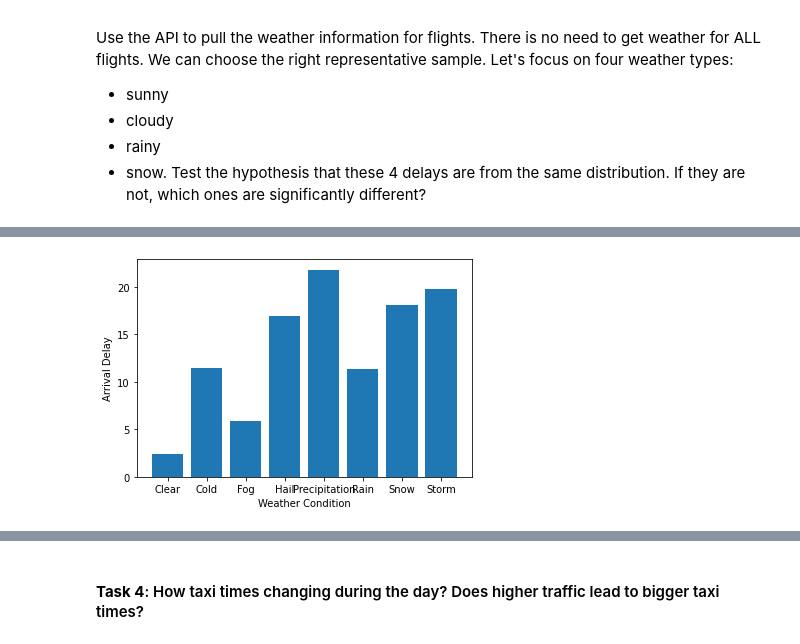
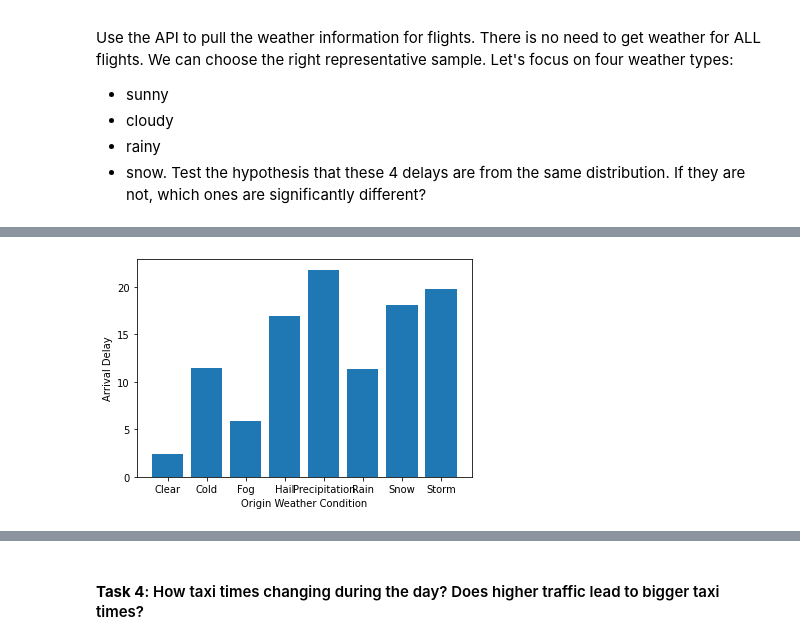
Before and after one commit to bernpb/Flight_Delay_Prediction, a Jupyter notebook: nguyen_exploratory_analysis.ipynb, the cells around one changed output, grey strips where cells are left out. Cells and saved outputs as stored; diff of their text form; code cells hidden in the pictures.

```diff
--- a/nguyen_exploratory_analysis.ipynb
+++ b/nguyen_exploratory_analysis.ipynb
@@ -65,6 +75,6 @@ df_flights_weather = pd.read_csv('data/flights_weather.csv')
 # %%
-weather = df_flights_weather[['fl_date','mkt_unique_carrier','mkt_carrier_fl_num','dep_delay','arr_delay','weather_condition']]
+weather = df_flights_weather[['fl_date','mkt_unique_carrier','mkt_carrier_fl_num','dep_delay','arr_delay','origin_weather_condition','dest_weather_condition']]
 # %%
-df_weather_vs_delay = weather[['weather_condition','arr_delay']].groupby('weather_condition').mean().reset_index()
-df_weather_vs_delay
+df_origin_weather_vs_delay = weather[['origin_weather_condition','arr_delay']].groupby('origin_weather_condition').mean().reset_index()
+df_origin_weather_vs_delay.sort_values(['arr_delay'],ascending=False)
 # %% [output]
@@ -80,7 +103,7 @@ df_weather_vs_delay
 # %%
-plt.bar(x = df_weather_vs_delay['weather_condition'],height=df_weather_vs_delay['arr_delay'])
+plt.bar(x = df_origin_weather_vs_delay['origin_weather_condition'],height=df_weather_vs_delay['arr_delay'])
 plt.ylabel('Arrival Delay')
-plt.xlabel('Weather Condition')
+plt.xlabel('Origin Weather Condition')
 plt.show()
 # %% [output]
-[figure, old version]
+[figure, new version]
```
Also changed, not shown: parts of 8 cells of this notebook.
